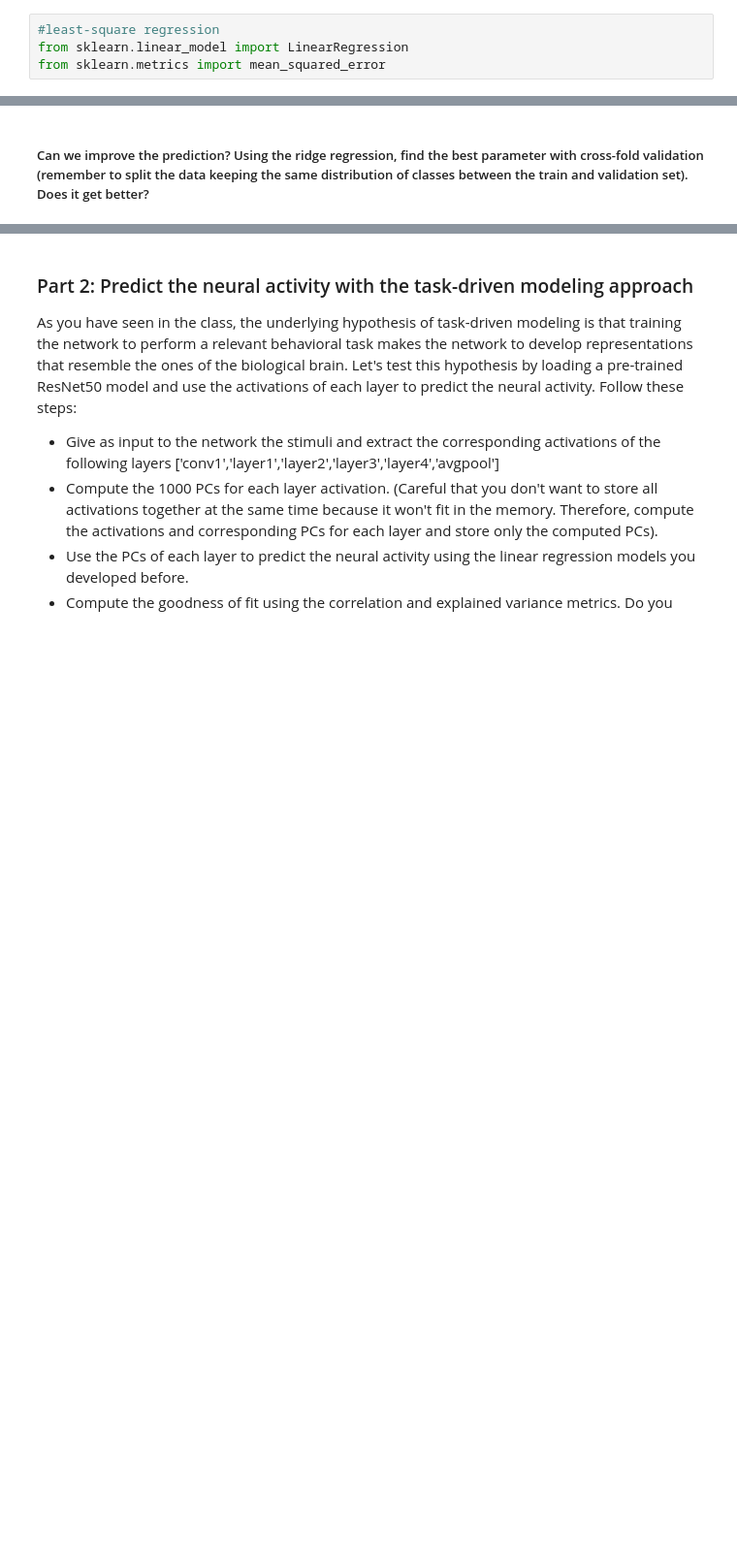
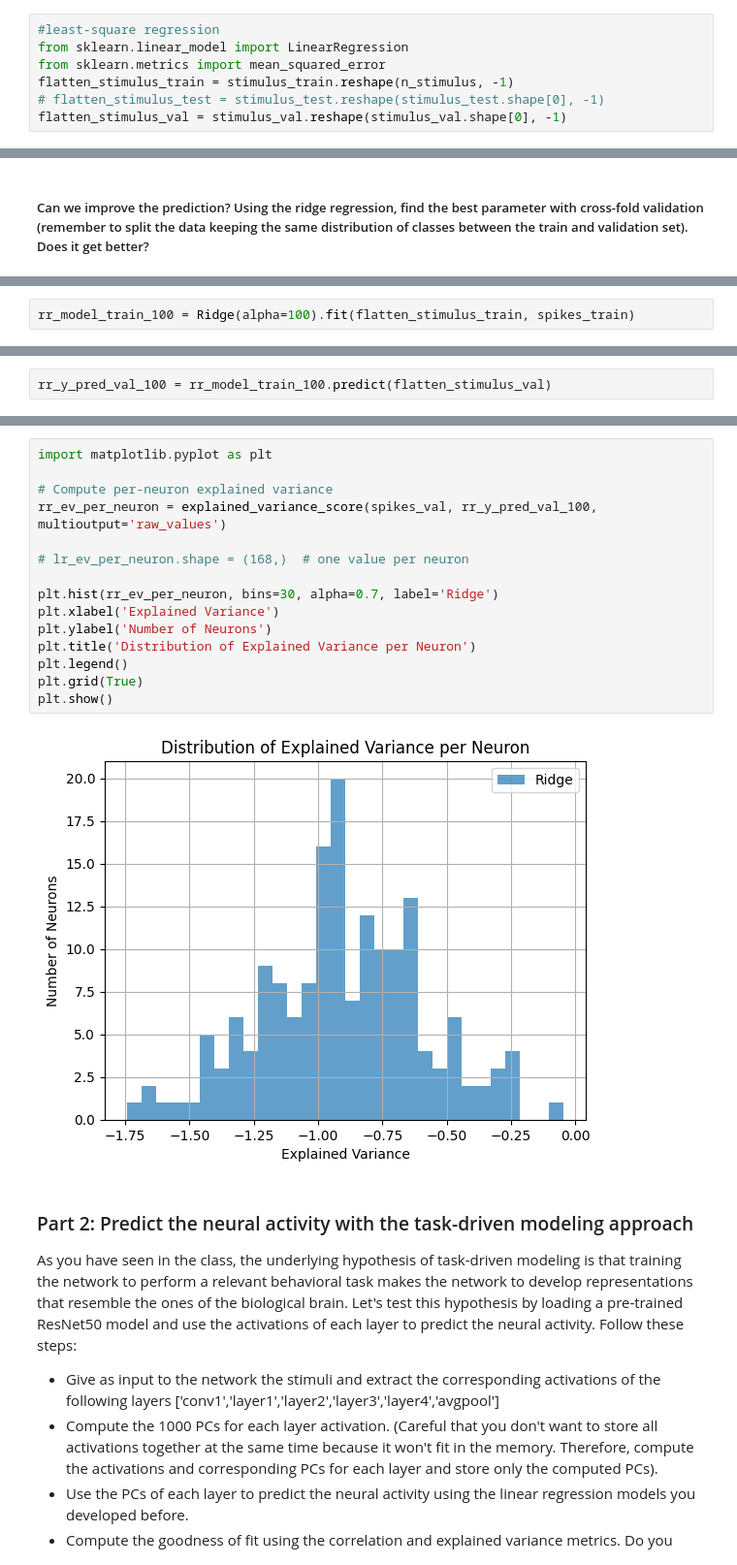
Before and after one commit to nivedya-nambiar/NX-414_groupSRN, a Jupyter notebook: Week 6/week6.ipynb, the cells around one changed output, grey strips where cells are left out. Shown at 97% size. Saved outputs shown, nothing was run; the diff lists cells and outputs as text; blank space fills up the shorter version.

```diff
--- a/Week 6/week6.ipynb
+++ b/Week 6/week6.ipynb
@@ -95,6 +153,9 @@ X_train, X_test, y_train, y_test = train_test_split(stimulus_train.reshape(n_sti
 #least-square regression
 from sklearn.linear_model import LinearRegression
 from sklearn.metrics import mean_squared_error
+flatten_stimulus_train = stimulus_train.reshape(n_stimulus, -1)
+# flatten_stimulus_test = stimulus_test.reshape(stimulus_test.shape[0], -1)
+flatten_stimulus_val = stimulus_val.reshape(stimulus_val.shape[0], -1)
 # %% [markdown]
 #### Fit the Model
 # %%
@@ -254,0 +433,2 @@ Explained variance score of PCA data (linear regression):  -0.18200871348381042
+# %%
+rr_model_train_100 = Ridge(alpha=100).fit(flatten_stimulus_train, spikes_train)
@@ -254,0 +437,2 @@ Explained variance score of PCA data (linear regression):  -0.18200871348381042
+# %%
+rr_y_pred_val_100 = rr_model_train_100.predict(flatten_stimulus_val)
@@ -255,3 +452,20 @@ Explained variance score of PCA data (linear regression):  -0.18200871348381042
+# %%
+import matplotlib.pyplot as plt
+
+# Compute per-neuron explained variance
+rr_ev_per_neuron = explained_variance_score(spikes_val, rr_y_pred_val_100, multioutput='raw_values')
+
+# lr_ev_per_neuron.shape = (168,)  # one value per neuron
+
+plt.hist(rr_ev_per_neuron, bins=30, alpha=0.7, label='Ridge')
+plt.xlabel('Explained Variance')
+plt.ylabel('Number of Neurons')
+plt.title('Distribution of Explained Variance per Neuron')
+plt.legend()
+plt.grid(True)
+plt.show()
+# %% [output]
+[figure, added]
 # %% [markdown]
 ### Part 2: Predict the neural activity with the task-driven modeling approach
 
```
Also changed, not shown: parts of 63 cells of this notebook.
